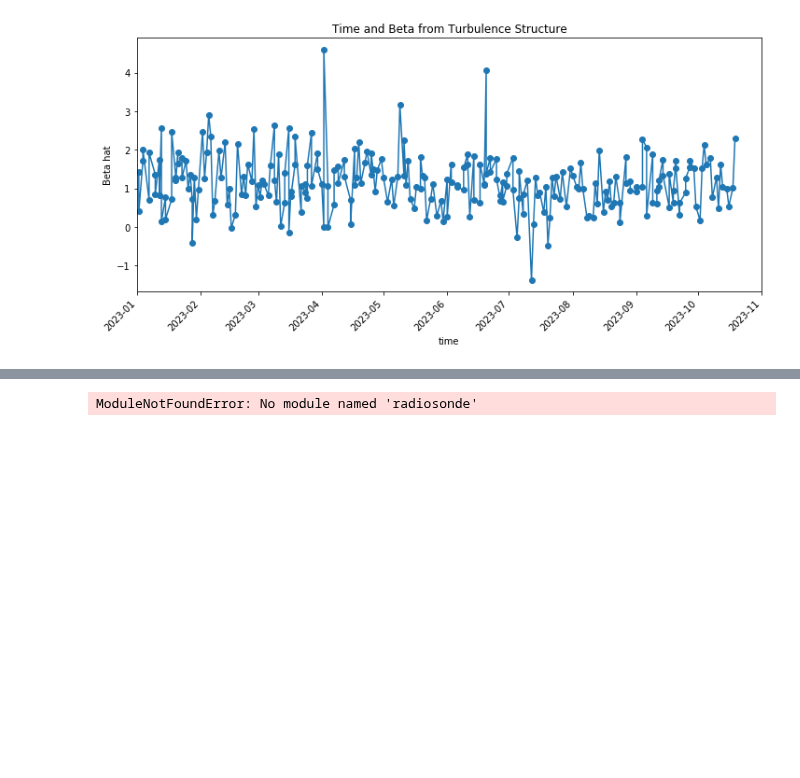
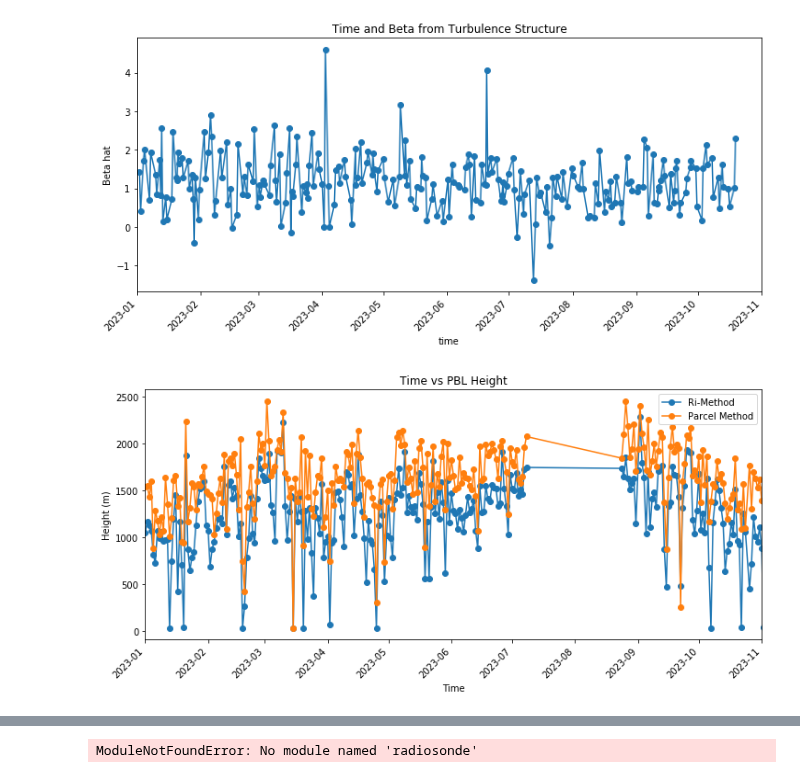
Before and after one commit to itsangelaatum/pbl_estimation, a Jupyter notebook: tse_radiosonde.ipynb, the cells around one changed output, grey strips where cells are left out. Cells and saved outputs as stored; diff of their text form; code cells hidden in the pictures; blank space fills up the shorter version.

Commit message:
fix high res parcel method, matched with betas

```diff
--- a/tse_radiosonde.ipynb
+++ b/tse_radiosonde.ipynb
@@ -11,7 +11,7 @@ import numpy as np
 from gmi_daily_v8 import GMIdaily
 from gmi_averaged_v8 import GMIaveraged
 
-def read_data(folder_name=folder_name+'daily_data/', file_name='f35_20231001v8.2_d3d.gz'):
+def read_data(folder_name=folder_name+'daily_data', file_name='f35_20231001v8.2_d3d.gz'):
     file_path = '/'.join([folder_name, file_name])
     avg = False
     if 'd3d' in file_name:
@@ -51,11 +51,11 @@ for f in files:
     gmt_midnight = datetime(int(yyyy), int(mm), int(dd))
 
     avged, dataset = read_data(file_name=f)
-    tse_asc = TurbulenceStructureEstimator(dataset.variables['vapor'][0, :, :]*dataset._get_scale('vapor'), 2, \
+    tse_asc = TurbulenceStructureEstimator(dataset.variables['vapor'][0, :, :], 2, \
                                     ilat_min=ilat_min, ilon_min=ilon_min, \
                                     ilat_max=ilat_max, ilon_max=ilon_max,
                                     verbose=False)
-    tse_desc = TurbulenceStructureEstimator(dataset.variables['vapor'][1, :, :]*dataset._get_scale('vapor'), 2, \
+    tse_desc = TurbulenceStructureEstimator(dataset.variables['vapor'][1, :, :], 2, \
                                     ilat_min=ilat_min, ilon_min=ilon_min, \
                                     ilat_max=ilat_max, ilon_max=ilon_max,
                                     verbose=False)
@@ -66,18 +66,18 @@ for f in files:
     beta_desc = ilatilon_betaciwv_dict_desc[radiosonde_ilatilon[0], radiosonde_ilatilon[1]][0]
 
     if not np.isnan(beta_asc):
-        time_asc = dataset._get_scale('time')*float(np.nanmean(dataset.variables['time'][0, \
+        time_asc = float(np.nanmean(dataset.variables['time'][0, \
                                 radiosonde_ilatilon[0]-buffer:radiosonde_ilatilon[0]+buffer, \
                                 radiosonde_ilatilon[1]-buffer:radiosonde_ilatilon[1]+buffer].flatten()))
-        time_delta = timedelta(minutes=time_asc)
+        time_delta = timedelta(hours=float(time_asc))
         desired_datetime = gmt_midnight + time_delta
         time_betahat_dict[desired_datetime] = beta_asc
 
     if not np.isnan(beta_desc):
-        time_desc = dataset._get_scale('time')*float(np.nanmean(dataset.variables['time'][1, \
+        time_desc = float(np.nanmean(dataset.variables['time'][1, \
                                 radiosonde_ilatilon[0]-buffer:radiosonde_ilatilon[0]+buffer, \
                                 radiosonde_ilatilon[1]-buffer:radiosonde_ilatilon[1]+buffer].flatten()))
-        time_delta = timedelta(minutes=time_desc)
+        time_delta = timedelta(hours=float(time_desc))
         desired_datetime = gmt_midnight + time_delta
         time_betahat_dict[desired_datetime] = beta_desc
 # %% [output]
@@ -85,7 +85,7 @@ Wall time: 13min 43s
 # %%
 # import pickle
-# with open('time_betahat_dict.pkl', 'wb') as file:
-#     pickle.dump(time_betahat_dict, file)
+with open('time_betahat_dict.pkl', 'wb') as file:
+    pickle.dump(time_betahat_dict, file)
 # with open('time_betahat_dict.pkl', 'rb') as file:
 #     time_betahat_dict = pickle.load(file)
 # %%
@@ -95,6 +95,7 @@ from datetime import datetime
 times = sorted(time_betahat_dict.keys())
 # print(times)
 values = [time_betahat_dict[key] for key in times]
+# print(times)
 
 figure_size = (12,5)
 plt.figure(figsize=figure_size)
@@ -106,4 +107,27 @@ plt.xlabel('time')
 plt.ylabel('Beta hat')
 plt.show()
 # %% [output]
-[figure, old version]
+[figure, new version]
+# %%
+with open('pbl_height_ri_dict.pkl', 'rb') as file:
+    pbl_height_ri_dict = pickle.load(file)
+with open('pbl_height_holzworth_dict.pkl', 'rb') as file:
+    pbl_height_holzworth_dict = pickle.load(file)
+
+dates_00 = [k for k in pbl_height_ri_dict.keys() if k.hour == 0]
+ris = [pbl_height_ri_dict[k] for k in dates_00]
+holzs = [pbl_height_holzworth_dict[k] for k in dates_00]
+
+figure_size = (12,5)
+plt.figure(figsize=figure_size)
+plt.plot(dates_00, ris, 'o-')
+plt.plot(dates_00, holzs, 'o-')
+plt.xticks(rotation=45, ha='right')
+plt.xlim([datetime(2023, 1, 1, 0, 0, 0), datetime(2023, 11, 1, 0, 0, 0)])
+plt.title('Time vs PBL Height')
+plt.xlabel('Time')
+plt.ylabel('Height (m)')
+plt.legend(['Ri-Method', 'Parcel Method'])
+plt.show()
+# %% [output]
+[figure, added]
```
Also changed, not shown: parts of 9 cells of this notebook, 3 other files.
